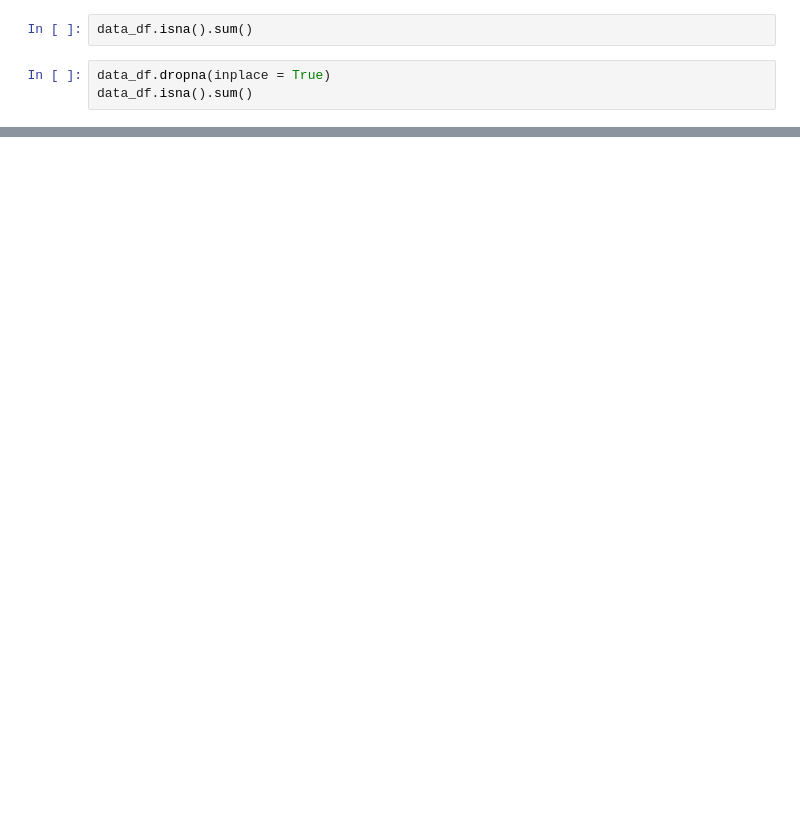
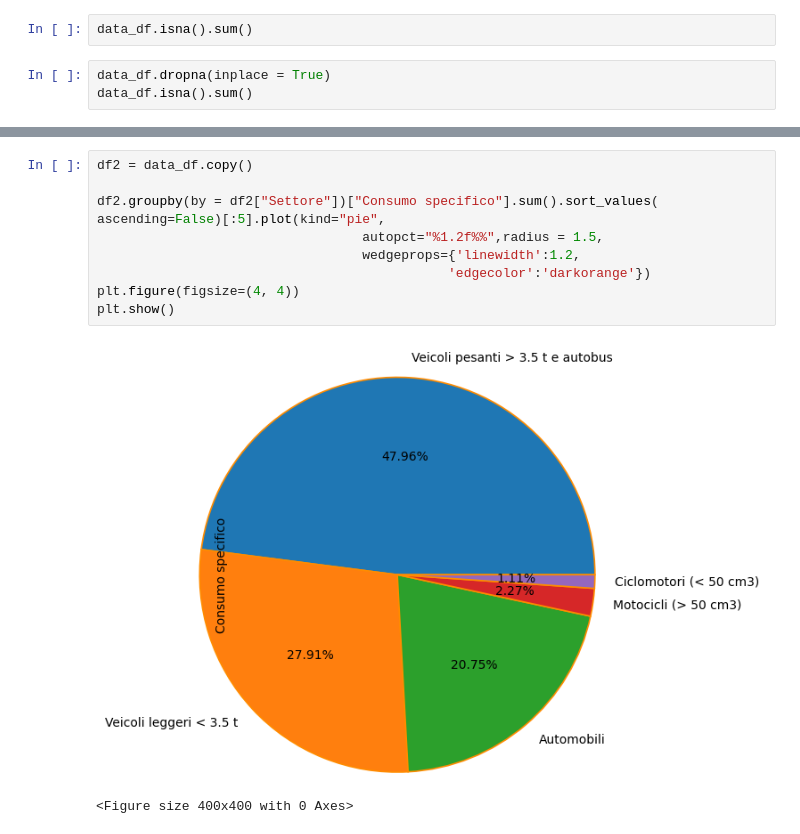
Before and after one commit to Gabroz4/esame_AI_BS, a Jupyter notebook: Esame_AI__BS.ipynb, the cells around one changed output, grey strips where cells are left out. Cells and saved outputs as stored; diff of their text form; blank space fills up the shorter version.

```diff
--- a/Esame_AI__BS.ipynb
+++ b/Esame_AI__BS.ipynb
@@ -48,0 +66,13 @@ sns.boxplot(x='Settore', y='Consumo specifico', hue='Combustibile', data=data_df
+# %%
+df2 = data_df.copy()
+
+df2.groupby(by = df2["Settore"])["Consumo specifico"].sum().sort_values(
+ascending=False)[:5].plot(kind="pie",
+                                  autopct="%1.2f%%",radius = 1.5,
+                                  wedgeprops={'linewidth':1.2,
+                                             'edgecolor':'darkorange'})
+plt.figure(figsize=(4, 4))
+plt.show()
+# %% [output]
+[figure, added]
+<Figure size 400x400 with 0 Axes>
```
Also changed, not shown: parts of 5 cells of this notebook.
